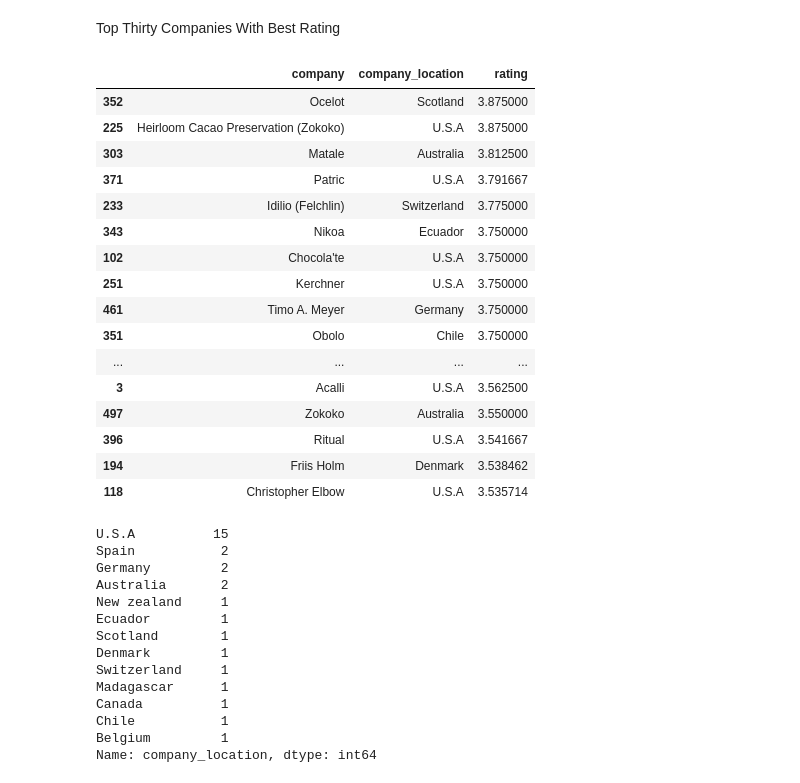
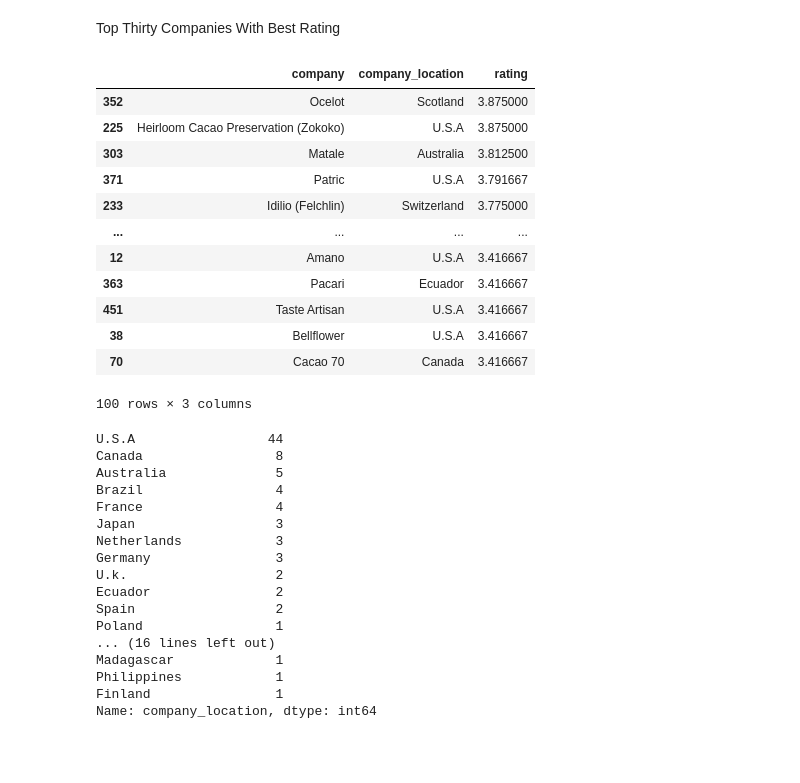
Before and after one commit to kamanl/4170, a Jupyter notebook: 4170.ipynb, the cells around one changed output. Cells and saved outputs as stored; diff of their text form; code cells hidden in the pictures; blank space fills up the shorter version.

```diff
--- a/4170.ipynb
+++ b/4170.ipynb
@@ -28,11 +30,11 @@ chocolate_df['vanilla'] = changetobool(chocolate_df['vanilla'])
 # %%
-chocolate_df['cocoa_butter'] = changetobool(chocolate_df['cocoa_butter'])
+chocolate['cocoa_butter'] = changetobool(chocolate['cocoa_butter'])
 # %%
-chocolate_df['sugar'] = changetobool(chocolate_df['sugar'])
+chocolate['sugar'] = changetobool(chocolate['sugar'])
 # %%
-chocolate_df['salt'] = changetobool(chocolate_df['salt'])
+chocolate['salt'] = changetobool(chocolate['salt'])
 # %%
-chocolate_df['lecithin'] = changetobool(chocolate_df['lecithin'])
+chocolate['lecithin'] = changetobool(chocolate['lecithin'])
 # %%
 import seaborn as sns
 import matplotlib.pyplot as plt
@@ -125,44 +127,43 @@ plt.ylabel("Number of Top Rated Companies");
 # %% [markdown]
 Top Thirty Companies With Best Rating
 # %%
-averageRating_df = chocolate_df.groupby(['company','company_location'], as_index=False)[['rating']].mean()
-topThirty_df = averageRating_df.sort_values('rating', ascending=False).head(30)
-topThirty_df
+averageRating = chocolate.groupby(['company','company_location'], as_index=False)[['rating']].mean()
+topHundred = averageRating.sort_values('rating', ascending=False).head(100)
+topHundred
 # %% [output]
 |  | company | company_location | rating |
 | 352 | Ocelot | Scotland | 3.875000 |
 | 225 | Heirloom Cacao Preservation (Zokoko) | U.S.A | 3.875000 |
 | 303 | Matale | Australia | 3.812500 |
 | 371 | Patric | U.S.A | 3.791667 |
 | 233 | Idilio (Felchlin) | Switzerland | 3.775000 |
-| 343 | Nikoa | Ecuador | 3.750000 |
-| 102 | Chocola'te | U.S.A | 3.750000 |
-| 251 | Kerchner | U.S.A | 3.750000 |
-| 461 | Timo A. Meyer | Germany | 3.750000 |
-| 351 | Obolo | Chile | 3.750000 |
 | ... | ... | ... | ... |
-| 3 | Acalli | U.S.A | 3.562500 |
-| 497 | Zokoko | Australia | 3.550000 |
-| 396 | Ritual | U.S.A | 3.541667 |
-| 194 | Friis Holm | Denmark | 3.538462 |
-| 118 | Christopher Elbow | U.S.A | 3.535714 |
+| 12 | Amano | U.S.A | 3.416667 |
+| 363 | Pacari | Ecuador | 3.416667 |
+| 451 | Taste Artisan | U.S.A | 3.416667 |
+| 38 | Bellflower | U.S.A | 3.416667 |
+| 70 | Cacao 70 | Canada | 3.416667 |
+100 rows × 3 columns
 # %%
-topCountries= topThirty_df.company_location.value_counts()
+topCountries= topHundred.company_location.value_counts()
 topCountries
 # %% [output]
-U.S.A          15
-Spain           2
-Germany         2
-Australia       2
-New zealand     1
-Ecuador         1
-Scotland        1
-Denmark         1
-Switzerland     1
-Madagascar      1
-Canada          1
-Chile           1
-Belgium         1
+U.S.A                 44
+Canada                 8
+Australia              5
+Brazil                 4
+France                 4
+Japan                  3
+Netherlands            3
+Germany                3
+U.k.                   2
+Ecuador                2
+Spain                  2
+Poland                 1
+... (16 lines left out)
+Madagascar             1
+Philippines            1
+Finland                1
 Name: company_location, dtype: int64
 # %%
 plt.figure(figsize=(13,8))
```
Also changed, not shown: parts of 15 cells of this notebook.
